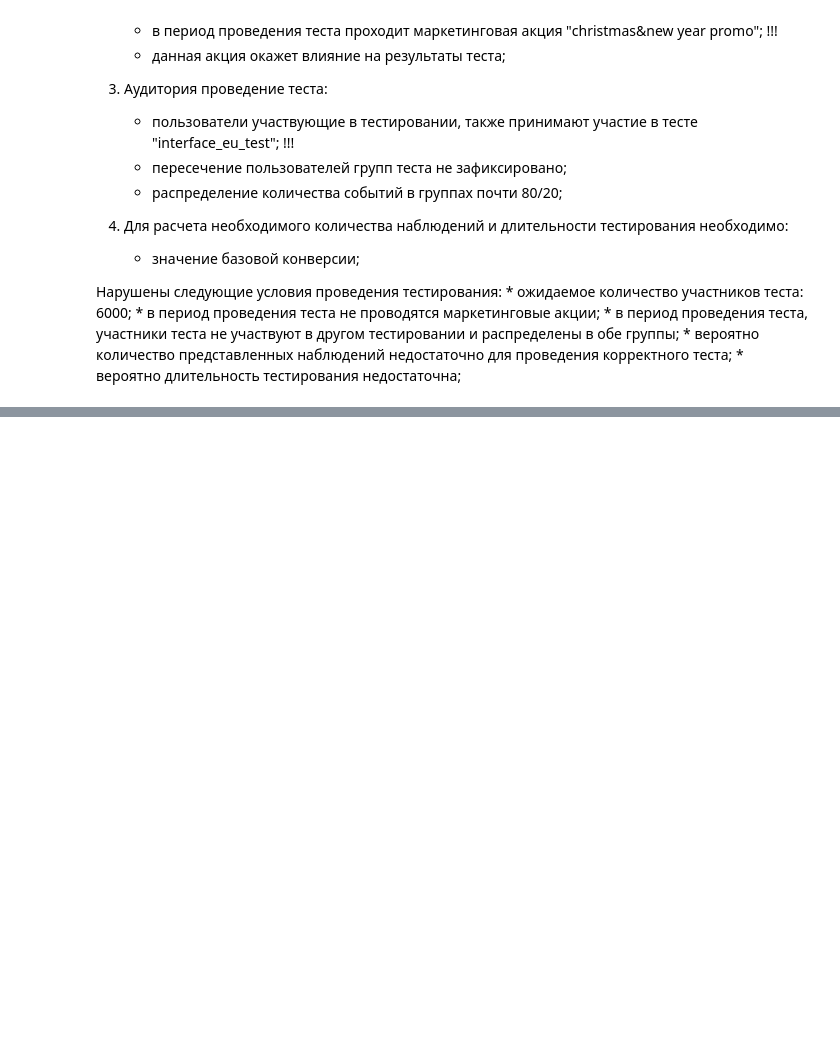
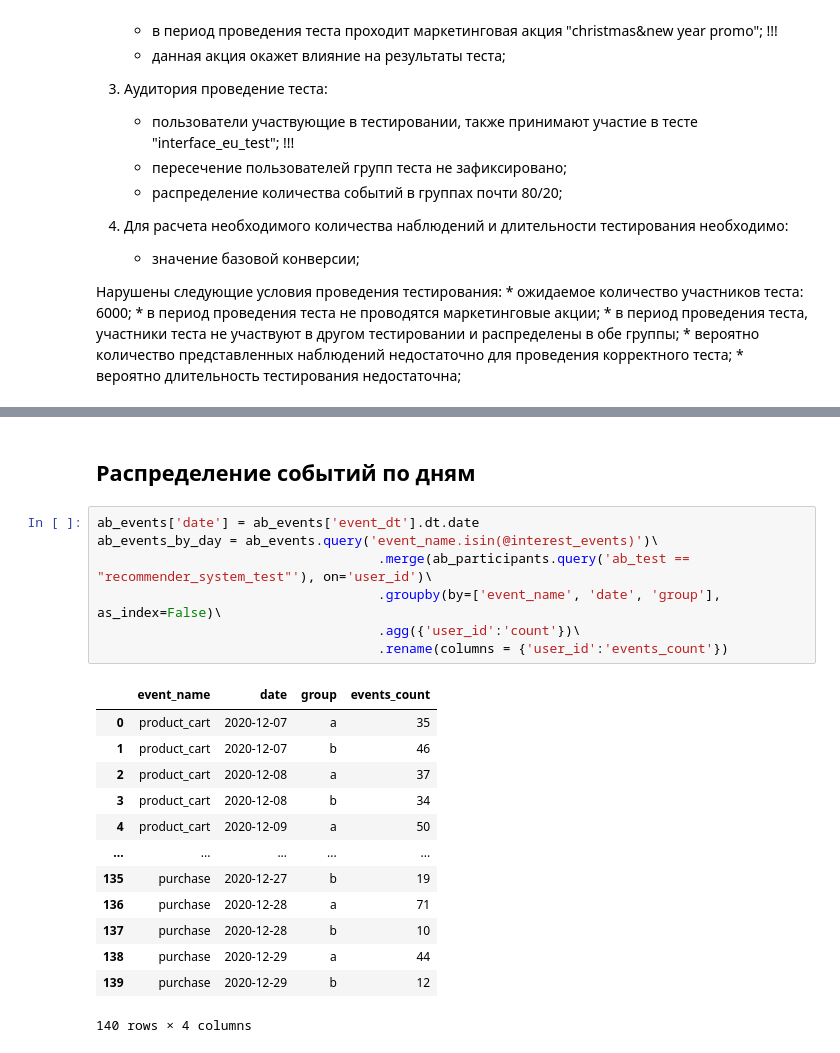
Before and after one commit to parabatareek/DataAnalyst, a Jupyter notebook: Projects/Project 13/A-B test/Project 13 - A-B test.ipynb, the cells around one changed output, grey strips where cells are left out. Drawn from its saved outputs; the diff is of its cells as text; blank space fills up the shorter version.

Commit message:
Project 13 AB-test: + исследовательский анализ данных

```diff
--- a/Projects/Project 13/A-B test/Project 13 - A-B test.ipynb
+++ b/Projects/Project 13/A-B test/Project 13 - A-B test.ipynb
@@ -479,0 +537,24 @@ test_conditions_events
+# %% [markdown]
+<a id='research_events_days'></a>
+## Распределение событий по дням ##
+# %%
+ab_events['date'] = ab_events['event_dt'].dt.date
+ab_events_by_day = ab_events.query('event_name.isin(@interest_events)')\
+                                    .merge(ab_participants.query('ab_test == "recommender_system_test"'), on='user_id')\
+                                    .groupby(by=['event_name', 'date', 'group'], as_index=False)\
+                                    .agg({'user_id':'count'})\
+                                    .rename(columns = {'user_id':'events_count'})
+# %% [output]
+|  | event_name | date | group | events_count |
+| 0 | product_cart | 2020-12-07 | a | 35 |
+| 1 | product_cart | 2020-12-07 | b | 46 |
+| 2 | product_cart | 2020-12-08 | a | 37 |
+| 3 | product_cart | 2020-12-08 | b | 34 |
+| 4 | product_cart | 2020-12-09 | a | 50 |
+| ... | ... | ... | ... | ... |
+| 135 | purchase | 2020-12-27 | b | 19 |
+| 136 | purchase | 2020-12-28 | a | 71 |
+| 137 | purchase | 2020-12-28 | b | 10 |
+| 138 | purchase | 2020-12-29 | a | 44 |
+| 139 | purchase | 2020-12-29 | b | 12 |
+140 rows × 4 columns
```
Also changed, not shown: parts of 25 cells of this notebook.
